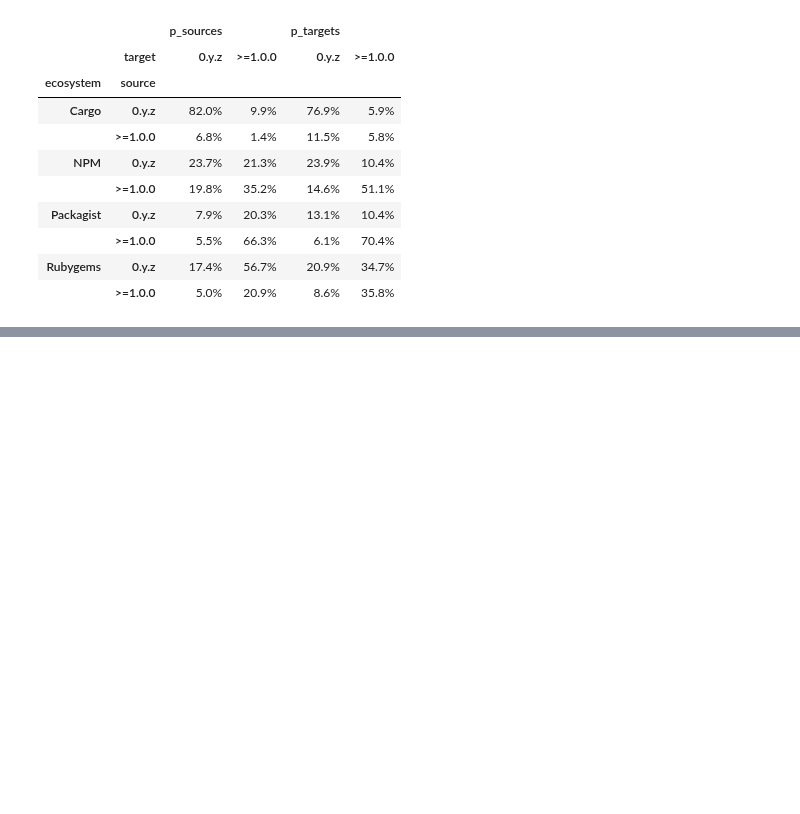
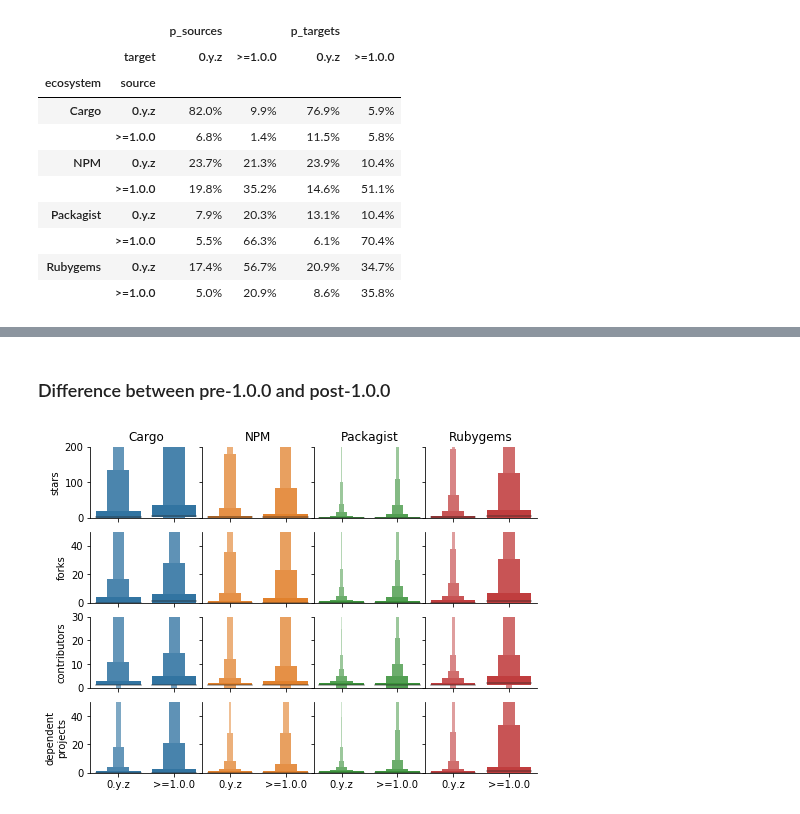
Before and after one commit to AlexandreDecan/secos-zero, a Jupyter notebook: notebooks/Magic zero.ipynb, the cells around one changed output, grey strips where cells are left out. Cells and saved outputs as stored; diff of their text form; code cells hidden in the pictures; blank space fills up the shorter version.

```diff
--- a/notebooks/Magic zero.ipynb
+++ b/notebooks/Magic zero.ipynb
@@ -1131,0 +1192,2 @@ ndata = pandas.DataFrame(columns=['ecosystem', 'source', 'target', 'sources', 'p
+# %% [markdown]
+### Difference between pre-1.0.0 and post-1.0.0
@@ -1131,0 +1215,41 @@ ndata = pandas.DataFrame(columns=['ecosystem', 'source', 'target', 'sources', 'p
+# %%
+characteristics = ['stars', 'forks', 'contributors', 'dependent_projects', ] # 'watchers', 'issues', 'releases', 'dependent_projects', 'duration']
+# %%
+fig, axes = matplotlib.pyplot.subplots(
+    ncols=len(ECOSYSTEMS),
+    nrows=len(characteristics),
+    sharex=True,
+    sharey='row',
+    gridspec_kw=dict(wspace=0)
+)
+
+fig.set_size_inches((FIG_SIZE[0], FIG_SIZE[1] * 2))
+
+for j, characteristic in enumerate(characteristics):
+    for i, ecosystem in enumerate(ECOSYSTEMS):
+        seaborn.boxenplot(
+            y=characteristic,
+            x='dev',
+            data=data[lambda d: d['ecosystem'] == ecosystem],
+            order=['0.y.z', '>=1.0.0'],
+            color=COLORS[ecosystem],
+            ax=axes[j][i],
+
+        )
+
+        axes[j][i].set(
+            title=ecosystem if j == 0 else '',
+            xlabel='',
+            ylabel='',
+        )
+
+seaborn.despine(fig, top=True, right=True)
+
+axes[0][0].set(ylabel='stars', ylim=(0, 200))
+axes[1][0].set(ylabel='forks', ylim=(0, 50))
+axes[2][0].set(ylabel='contributors', ylim=(0, 30))
+axes[3][0].set(ylabel='dependent\nprojects', ylim=(0, 50))
+
+savefig(fig, 'char_distributions')
+# %% [output]
+[figure, added]
```
Also changed, not shown: parts of 9 cells of this notebook.
